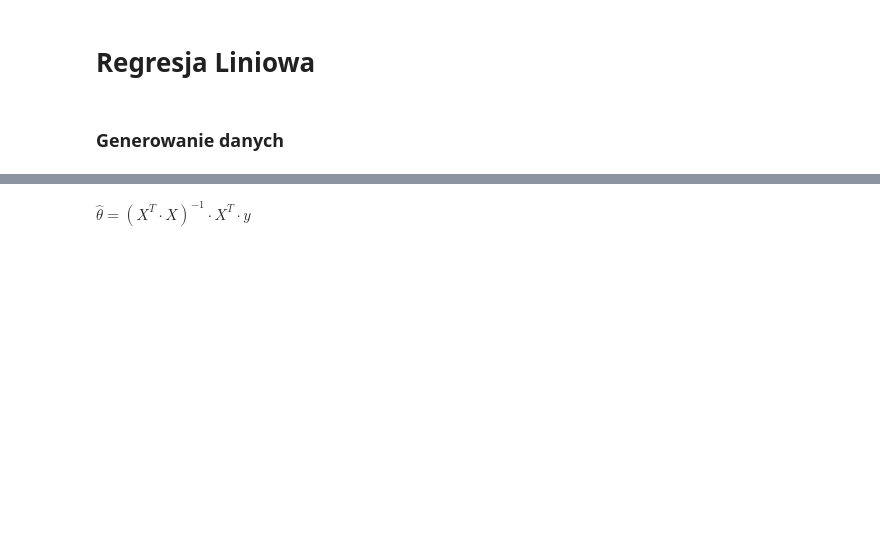
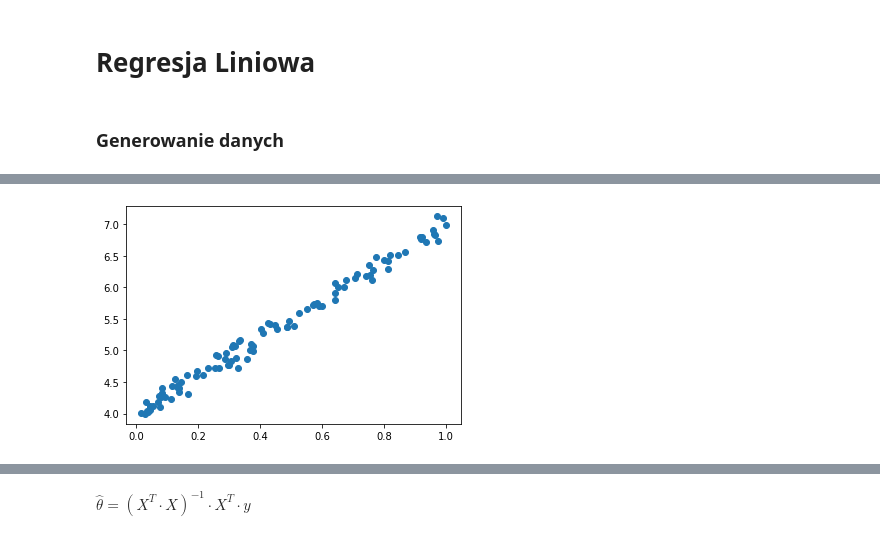
Before and after one commit to Kamil128/Learning_repo, a Jupyter notebook: ML_Regresja/Regresja.ipynb, the cells around one changed output, grey strips where cells are left out. Drawn from its saved outputs; the diff is of its cells as text; code cells hidden in the pictures; blank space fills up the shorter version.

```diff
--- a/ML_Regresja/Regresja.ipynb
+++ b/ML_Regresja/Regresja.ipynb
@@ -45,0 +66,10 @@ df
+# %%
+# Visualisation
+plt.scatter(df['zmienna_1'], df['target'])
+plt.show()
+
+# # Visualisation by pandas
+# df.plot.scatter('zmienna_1', 'target')
+# plt.show()
+# %% [output]
+[figure, added]
```
Also changed, not shown: parts of 78 cells of this notebook.
